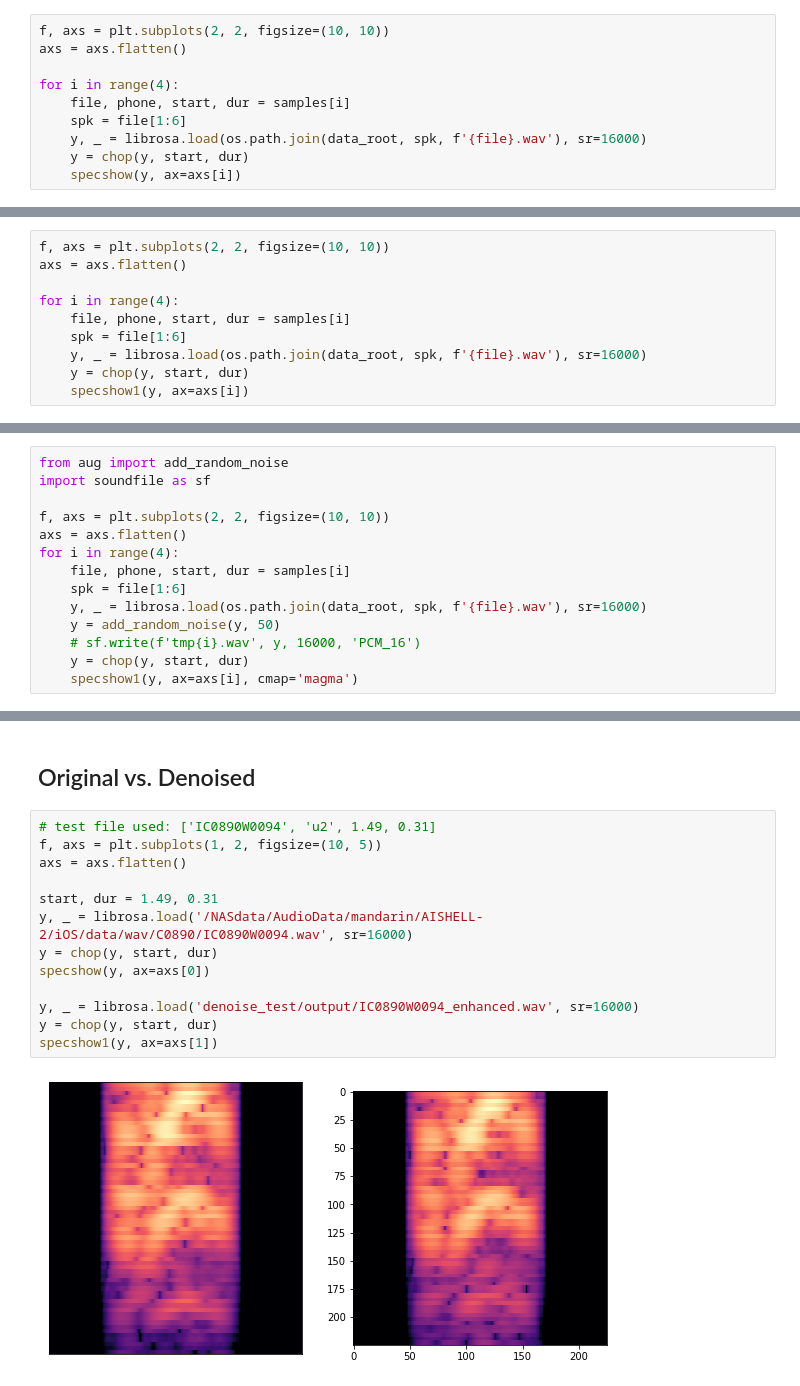
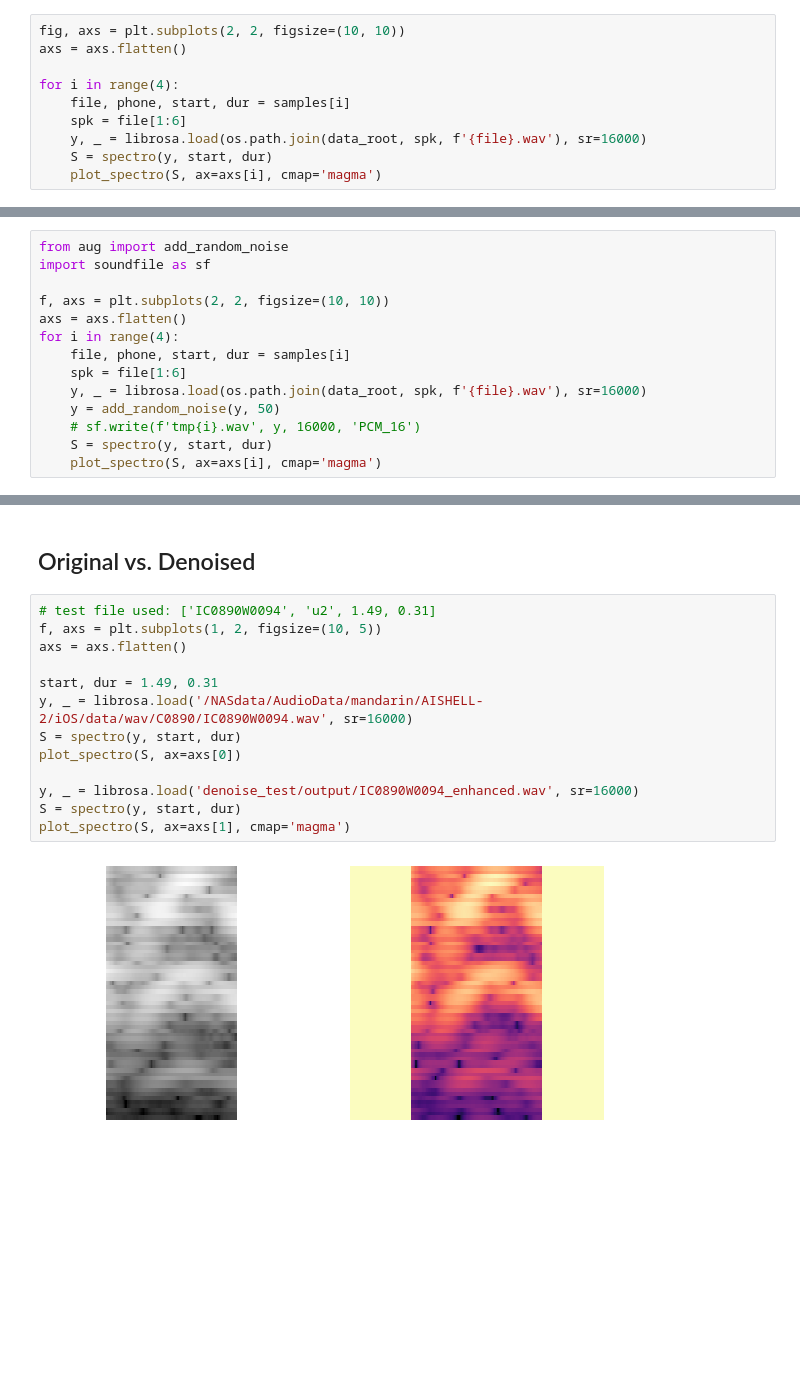
Before and after one commit to tjysdsg/tone_classifier, a Jupyter notebook: test.ipynb, the cells around one changed output, grey strips where cells are left out. Saved outputs shown, nothing was run; the diff lists cells and outputs as text; blank space fills up the shorter version.

Commit message:
Don't use triphone, improve spectrogram drawing, use tdnn_align to get alignment

```diff
--- a/test.ipynb
+++ b/test.ipynb
@@ -67,11 +70,11 @@ def specshow1(y, sr=16000, ax=plt, fmin=50, fmax=350, cmap='magma'):
 # %%
-f, axs = plt.subplots(2, 2, figsize=(10, 10))
+fig, axs = plt.subplots(2, 2, figsize=(10, 10))
 axs = axs.flatten()
 
 for i in range(4):
     file, phone, start, dur = samples[i]
     spk = file[1:6]
     y, _ = librosa.load(os.path.join(data_root, spk, f'{file}.wav'), sr=16000)
-    y = chop(y, start, dur)
-    specshow(y, ax=axs[i])
+    S = spectro(y, start, dur)
+    plot_spectro(S, ax=axs[i], cmap='magma')
 # %% [output]
@@ -81,10 +81,0 @@ for i in range(4):
-# %%
-f, axs = plt.subplots(2, 2, figsize=(10, 10))
-axs = axs.flatten()
-
-for i in range(4):
-    file, phone, start, dur = samples[i]
-    spk = file[1:6]
-    y, _ = librosa.load(os.path.join(data_root, spk, f'{file}.wav'), sr=16000)
-    y = chop(y, start, dur)
-    specshow1(y, ax=axs[i])
@@ -104,6 +93,6 @@ for i in range(4):
     y, _ = librosa.load(os.path.join(data_root, spk, f'{file}.wav'), sr=16000)
     y = add_random_noise(y, 50)
     # sf.write(f'tmp{i}.wav', y, 16000, 'PCM_16')
-    y = chop(y, start, dur)
-    specshow1(y, ax=axs[i], cmap='magma')
+    S = spectro(y, start, dur)
+    plot_spectro(S, ax=axs[i], cmap='magma')
 # %% [output]
@@ -124,15 +113,15 @@ INFO:__main__:Generate enhanced files | 1/1 | 2.0 it/sec
 # %%
 # test file used: ['IC0890W0094', 'u2', 1.49, 0.31]
 f, axs = plt.subplots(1, 2, figsize=(10, 5))
 axs = axs.flatten()
 
 start, dur = 1.49, 0.31
 y, _ = librosa.load('/NASdata/AudioData/mandarin/AISHELL-2/iOS/data/wav/C0890/IC0890W0094.wav', sr=16000)
-y = chop(y, start, dur)
-specshow(y, ax=axs[0])
+S = spectro(y, start, dur)
+plot_spectro(S, ax=axs[0])
 
 y, _ = librosa.load('denoise_test/output/IC0890W0094_enhanced.wav', sr=16000)
-y = chop(y, start, dur)
-specshow1(y, ax=axs[1])
+S = spectro(y, start, dur)
+plot_spectro(S, ax=axs[1], cmap='magma')
 # %% [output]
-[figure, old version]
+[figure, new version]
```
Also changed, not shown: parts of 11 cells of this notebook, 5 other files.
